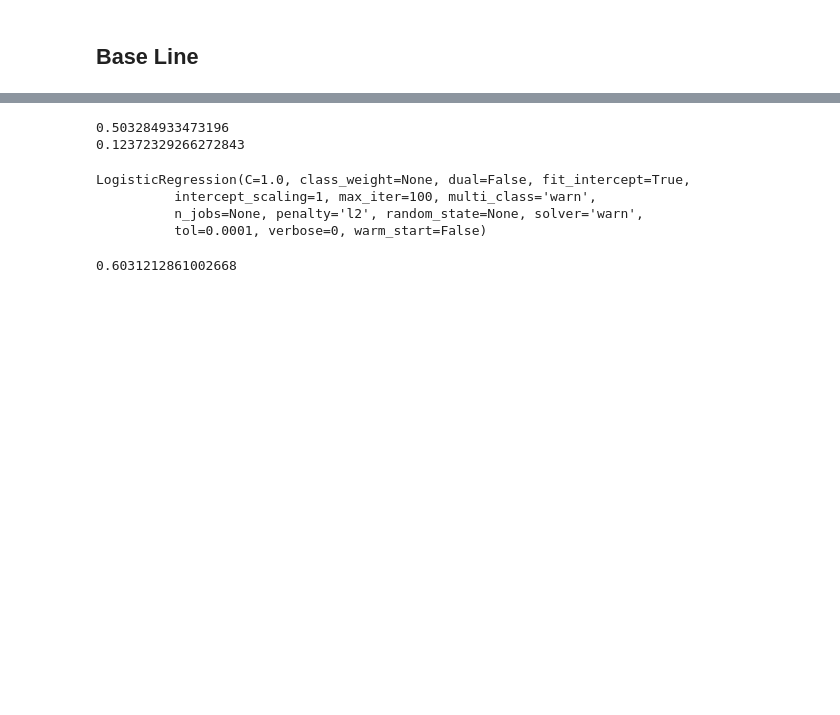
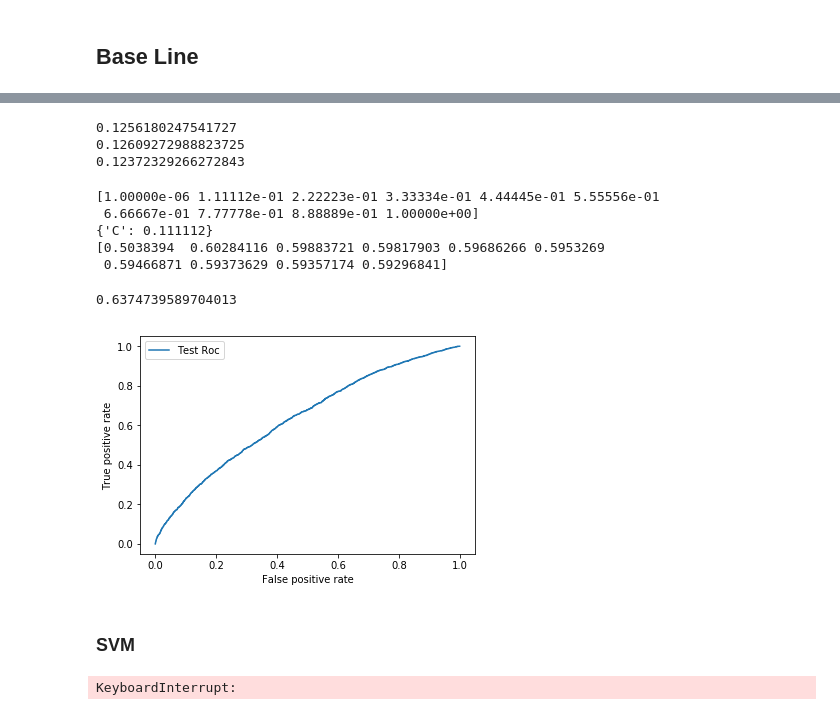
Before and after one commit to wowChelios/DS_TermProject, a Jupyter notebook: EDA_1.ipynb, the cells around one changed output, grey strips where cells are left out. Cells and saved outputs as stored; diff of their text form; code cells hidden in the pictures; blank space fills up the shorter version.

Commit message:
resampled

```diff
--- a/EDA_1.ipynb
+++ b/EDA_1.ipynb
@@ -90,20 +93,47 @@ warnings.warn = ignore_warn
 # %%
 X_train, X_test, Y_train, Y_test = train_test_split(X, Y, test_size = 0.2, random_state=0)
 # %%
-print(Y_train.value_counts()[1]/Y_test.value_counts()[0])
+print(Y.value_counts()[1]/Y.value_counts()[0])
+print(Y_train.value_counts()[1]/Y_train.value_counts()[0])
 print(Y_test.value_counts()[1]/Y_test.value_counts()[0])
 # %% [output]
-0.503284933473196
+0.1256180247541727
+0.12609272988823725
 0.12372329266272843
-# %%
-lr = LogisticRegression()
-lr.fit(X_train, Y_train)
-# %% [output]
-LogisticRegression(C=1.0, class_weight=None, dual=False, fit_intercept=True,
-          intercept_scaling=1, max_iter=100, multi_class='warn',
-          n_jobs=None, penalty='l2', random_state=None, solver='warn',
-          tol=0.0001, verbose=0, warm_start=False)
-# %%
-cross_val_score(lr, X_test, Y_test, cv=5, scoring="roc_auc", n_jobs=-1).mean()
-# %% [output]
-0.6031212861002668
+# %%
+from imblearn.over_sampling import RandomOverSampler
+from imblearn.under_sampling import RandomUnderSampler
+rus = RandomUnderSampler(random_state=0)
+X_train_resped, Y_train_resped = rus.fit_resample(X_train, Y_train)
+# %%
+lr = LogisticRegression()
+C = np.linspace(0.000001,1,10)
+params = {"C": C}
+lr_cv = GridSearchCV(lr, params, cv = 5, n_jobs = -1)
+lr_cv.fit(X_train_resped, Y_train_resped)
+print(C)
+print(lr_cv.best_params_)
+print(lr_cv.cv_results_['mean_test_score'])
+# %% [output]
+[1.00000e-06 1.11112e-01 2.22223e-01 3.33334e-01 4.44445e-01 5.55556e-01
+ 6.66667e-01 7.77778e-01 8.88889e-01 1.00000e+00]
+{'C': 0.111112}
+[0.5038394  0.60284116 0.59883721 0.59817903 0.59686266 0.5953269
+ 0.59466871 0.59373629 0.59357174 0.59296841]
+# %%
+from sklearn.metrics import roc_auc_score, roc_curve
+lr = lr_cv.best_estimator_
+lr.fit(X_train_resped, Y_train_resped)
+lr_pre = lr.predict_proba(X_test)[:,1]
+print(roc_auc_score(Y_test, lr_pre))
+fpr, tpr, thresholds = roc_curve(Y_test, lr_pre)
+plt.plot(fpr, tpr, label="Test Roc")
+plt.ylabel("True positive rate")
+plt.xlabel("False positive rate")
+plt.legend()
+plt.show()
+# %% [output]
+0.6374739589704013
+[figure, added]
+# %% [markdown]
+### SVM
@@ -109,0 +142,11 @@ cross_val_score(lr, X_test, Y_test, cv=5, scoring="roc_auc", n_jobs=-1).mean()
+# %%
+svc = svm.SVC()
+C = np.linspace(1,100000,10)
+params = {"C": C}
+svc_cv = GridSearchCV(svc, params, cv = 5, n_jobs = -1)
+svc_cv.fit(X_train_resped, Y_train_resped)
+print(C)
+print(lr_cv.best_params_)
+print(lr_cv.cv_results_['mean_test_score'])
+# %% [output]
+KeyboardInterrupt:
```
Also changed, not shown: parts of 4 cells of this notebook.
